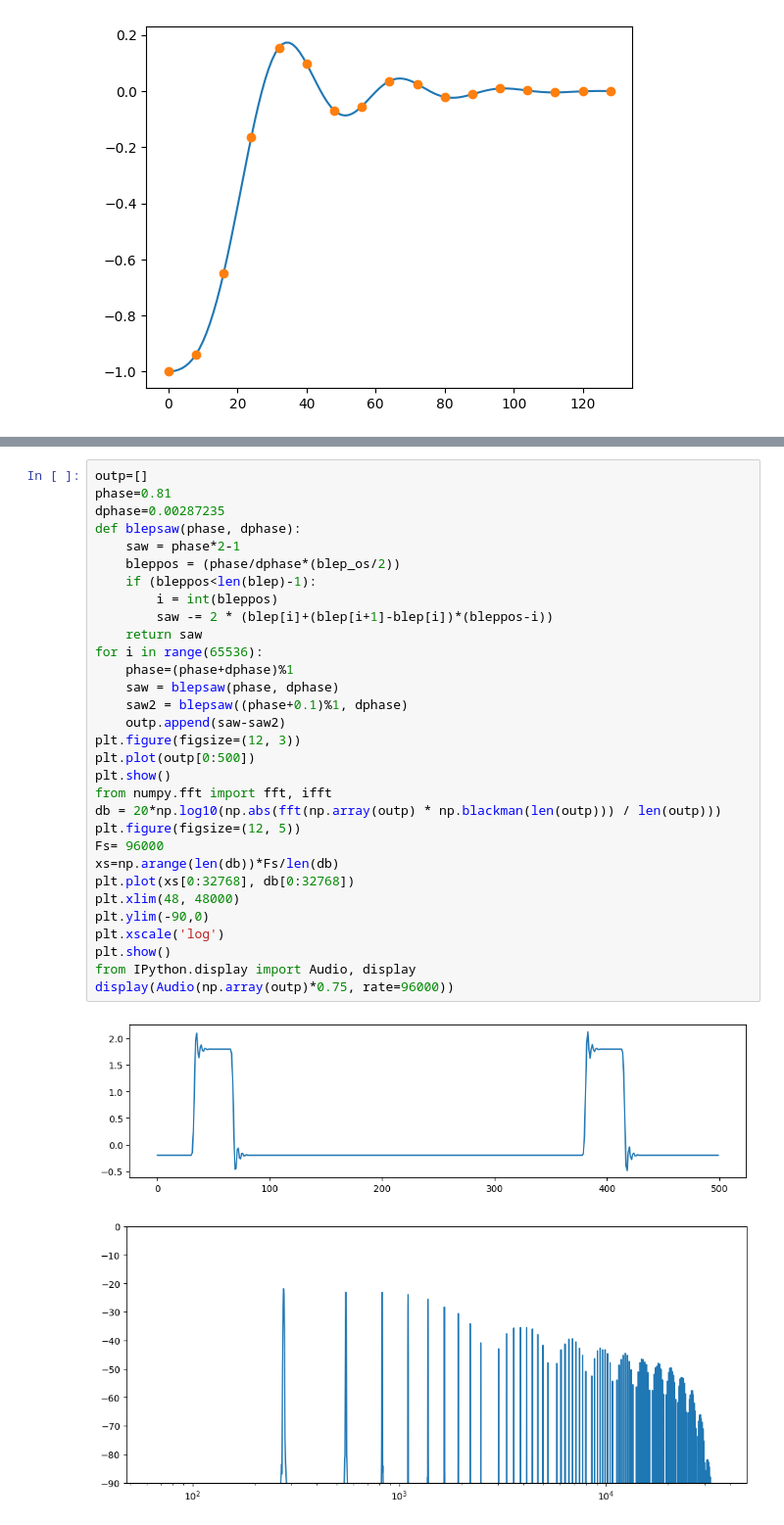
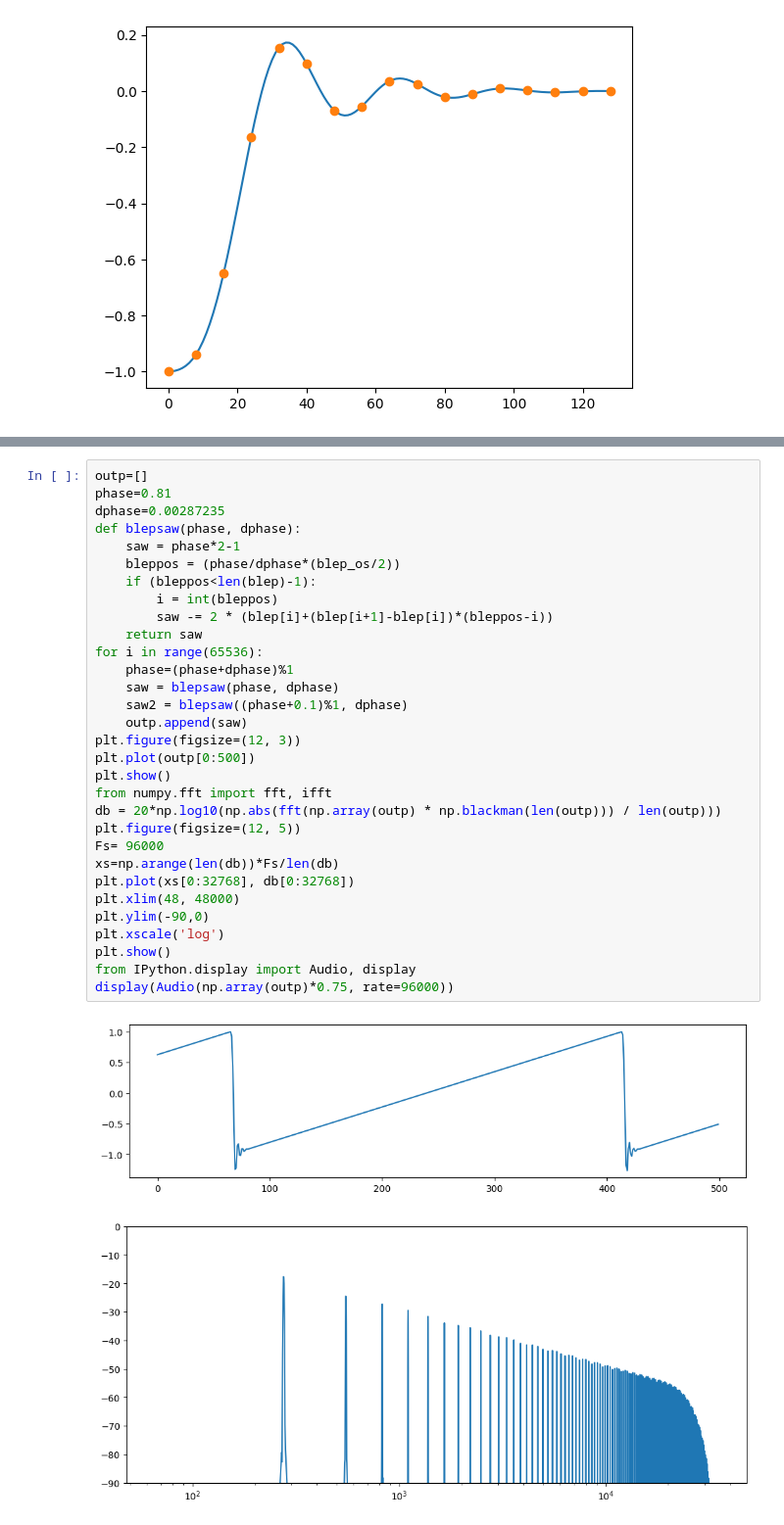
Before and after one commit to plinkysynth/ginkgo, a Jupyter notebook: scripts/blepplay.ipynb, the cells around one changed output, grey strips where cells are left out. Shown: that part at 98% size. Saved outputs shown, nothing was run; the diff lists cells and outputs as text.

```diff
--- a/scripts/blepplay.ipynb
+++ b/scripts/blepplay.ipynb
@@ -49,34 +49,34 @@ static const float minblep[129] = { // minBLEP correction for a unit step input;
 outp=[]
 phase=0.81
 dphase=0.00287235
 def blepsaw(phase, dphase):
     saw = phase*2-1
     bleppos = (phase/dphase*(blep_os/2))
     if (bleppos<len(blep)-1):
         i = int(bleppos)
         saw -= 2 * (blep[i]+(blep[i+1]-blep[i])*(bleppos-i))
     return saw
 for i in range(65536):
     phase=(phase+dphase)%1
     saw = blepsaw(phase, dphase)
     saw2 = blepsaw((phase+0.1)%1, dphase)
-    outp.append(saw-saw2)
+    outp.append(saw)
 plt.figure(figsize=(12, 3))
 plt.plot(outp[0:500])
 plt.show()
 from numpy.fft import fft, ifft
 db = 20*np.log10(np.abs(fft(np.array(outp) * np.blackman(len(outp))) / len(outp)))
 plt.figure(figsize=(12, 5))
 Fs= 96000
 xs=np.arange(len(db))*Fs/len(db)
 plt.plot(xs[0:32768], db[0:32768])
 plt.xlim(48, 48000)
 plt.ylim(-90,0)
 plt.xscale('log')
 plt.show()
 from IPython.display import Audio, display
 display(Audio(np.array(outp)*0.75, rate=96000))
 # %% [output]
-[figure, old version]
+[figure, new version]
-[figure, old version]
+[figure, new version]
 [interactive output not drawn]
```
Also changed, not shown: 9 other files.
